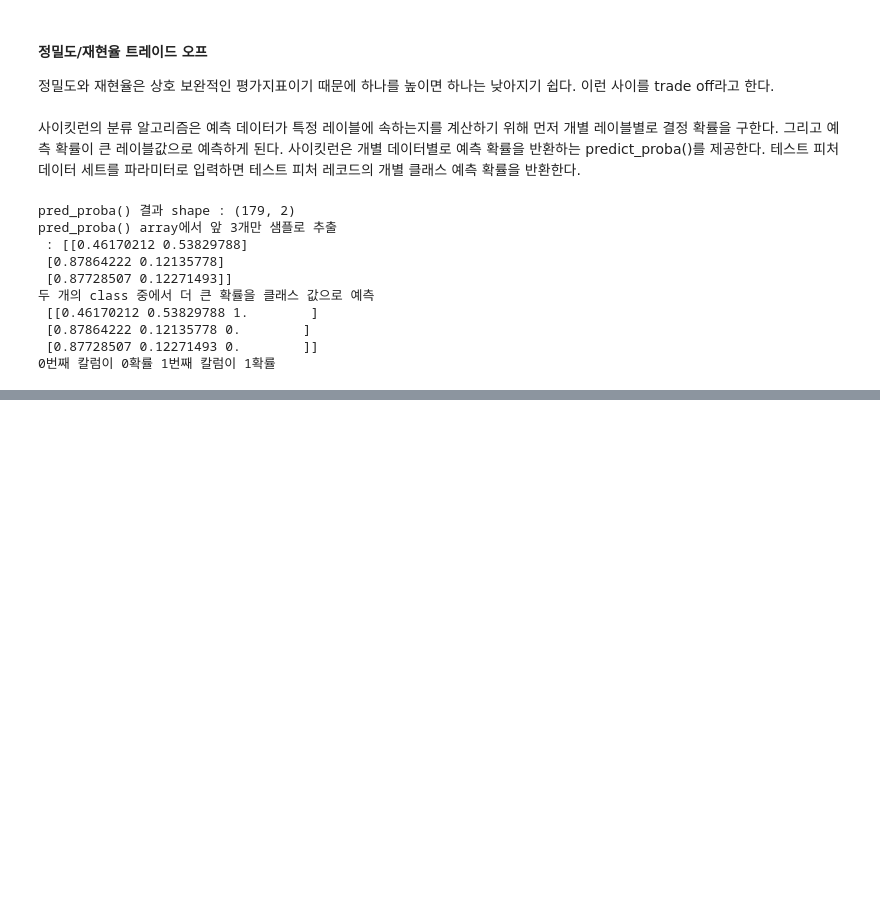
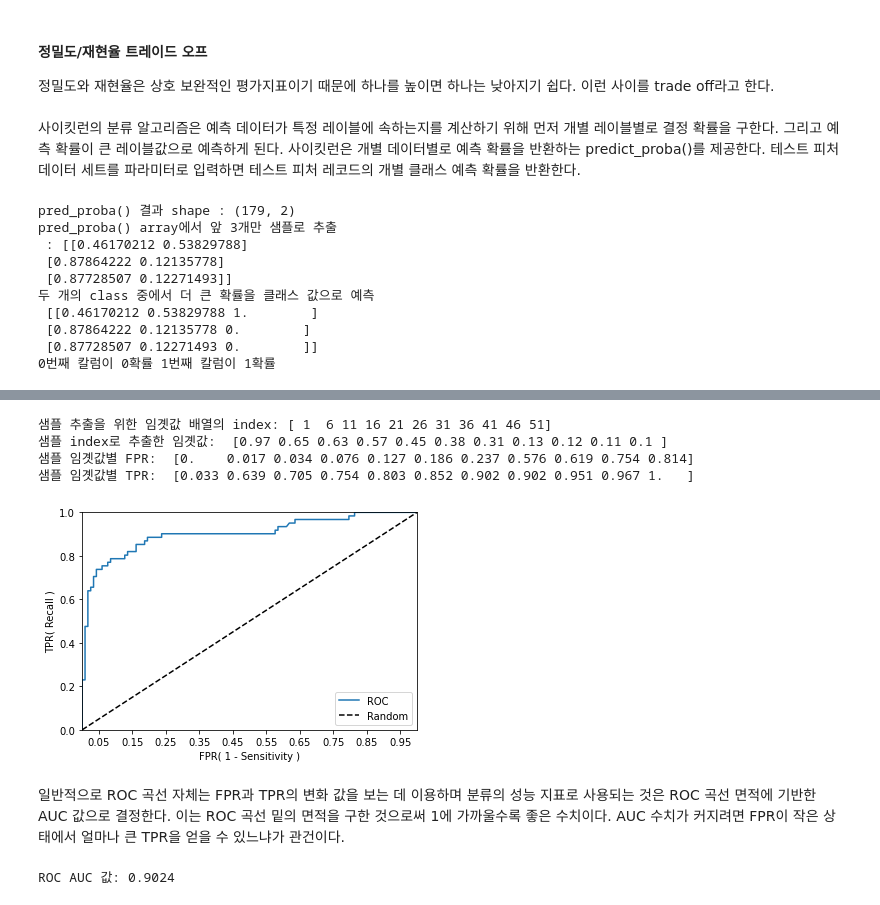
Before and after one commit to seongmin-97/MLstudy, a Jupyter notebook: 기초 다듬기/02주차 - 03. 평가 ~ 04. 분류(앙상블).ipynb, the cells around one changed output, grey strips where cells are left out. Saved outputs shown, nothing was run; the diff lists cells and outputs as text; code cells hidden in the pictures; blank space fills up the shorter version.

Commit message:
start classification

```diff
--- a/기초 다듬기/02주차 - 03. 평가 ~ 04. 분류(앙상블).ipynb
+++ b/기초 다듬기/02주차 - 03. 평가 ~ 04. 분류(앙상블).ipynb
@@ -181,0 +201,54 @@ ROC 곡선과 이에 기반한 AUC 스코어는 이진 분류의 예측 성능
+# %%
+from sklearn.metrics import roc_curve
+
+# 레이블 값이 1일때의 예측 확률을 추출
+pred_proba_class1 = lr_clf.predict_proba(X_test)[:, 1]
+
+fprs , tprs , thresholds = roc_curve(y_test, pred_proba_class1)
+# 반환된 임곗값 배열에서 샘플로 데이터를 추출하되, 임곗값을 5 Step으로 추출.
+# thresholds[0]은 max(예측확률)+1로 임의 설정됨. 이를 제외하기 위해 np.arange는 1부터 시작
+thr_index = np.arange(1, thresholds.shape[0], 5)
+print('샘플 추출을 위한 임곗값 배열의 index:', thr_index)
+print('샘플 index로 추출한 임곗값: ', np.round(thresholds[thr_index], 2))
+
+# 5 step 단위로 추출된 임계값에 따른 FPR, TPR 값
+print('샘플 임곗값별 FPR: ', np.round(fprs[thr_index], 3))
+print('샘플 임곗값별 TPR: ', np.round(tprs[thr_index], 3))
+# %% [output]
+샘플 추출을 위한 임곗값 배열의 index: [ 1  6 11 16 21 26 31 36 41 46 51]
+샘플 index로 추출한 임곗값:  [0.97 0.65 0.63 0.57 0.45 0.38 0.31 0.13 0.12 0.11 0.1 ]
+샘플 임곗값별 FPR:  [0.    0.017 0.034 0.076 0.127 0.186 0.237 0.576 0.619 0.754 0.814]
+샘플 임곗값별 TPR:  [0.033 0.639 0.705 0.754 0.803 0.852 0.902 0.902 0.951 0.967 1.   ]
+# %%
+import matplotlib.pyplot as plt
+
+def roc_curve_plot(y_test , pred_proba_c1):
+    # 임곗값에 따른 FPR, TPR 값을 반환 받음.
+    fprs , tprs , thresholds = roc_curve(y_test ,pred_proba_c1)
+
+    # ROC Curve를 plot 곡선으로 그림.
+    plt.plot(fprs , tprs, label='ROC')
+    # 가운데 대각선 직선을 그림.
+    plt.plot([0, 1], [0, 1], 'k--', label='Random')
+
+    # FPR X 축의 Scale을 0.1 단위로 변경, X,Y 축명 설정등
+    start, end = plt.xlim()
+    plt.xticks(np.round(np.arange(start, end, 0.1),2))
+    plt.xlim(0,1); plt.ylim(0,1)
+    plt.xlabel('FPR( 1 - Sensitivity )'); plt.ylabel('TPR( Recall )')
+    plt.legend()
+    plt.show()
+
+roc_curve_plot(y_test, lr_clf.predict_proba(X_test)[:, 1] )
+# %% [output]
+[figure, added]
+# %% [markdown]
+일반적으로 ROC 곡선 자체는 FPR과 TPR의 변화 값을 보는 데 이용하며 분류의 성능 지표로 사용되는 것은 ROC 곡선 면적에 기반한 AUC 값으로 결정한다. 이는 ROC 곡선 밑의 면적을 구한 것으로써 1에 가까울수록 좋은 수치이다. AUC 수치가 커지려면 FPR이 작은 상태에서 얼마나 큰 TPR을 얻을 수 있느냐가 관건이다.
+# %%
+from sklearn.metrics import roc_auc_score
+
+pred_proba = lr_clf.predict_proba(X_test)[:, 1]
+roc_score = roc_auc_score(y_test, pred_proba)
+print('ROC AUC 값: {0:.4f}'.format(roc_score))
+# %% [output]
+ROC AUC 값: 0.9024
```
Also changed, not shown: parts of 19 cells of this notebook, 4 other files.
